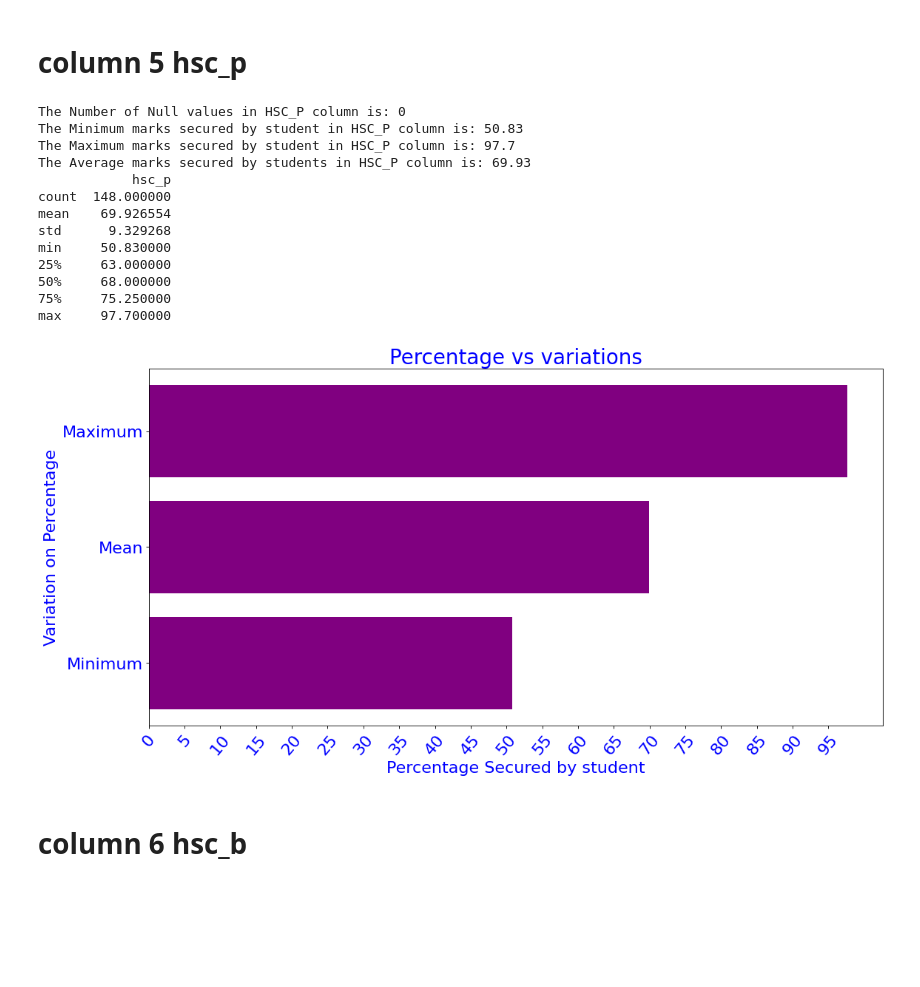
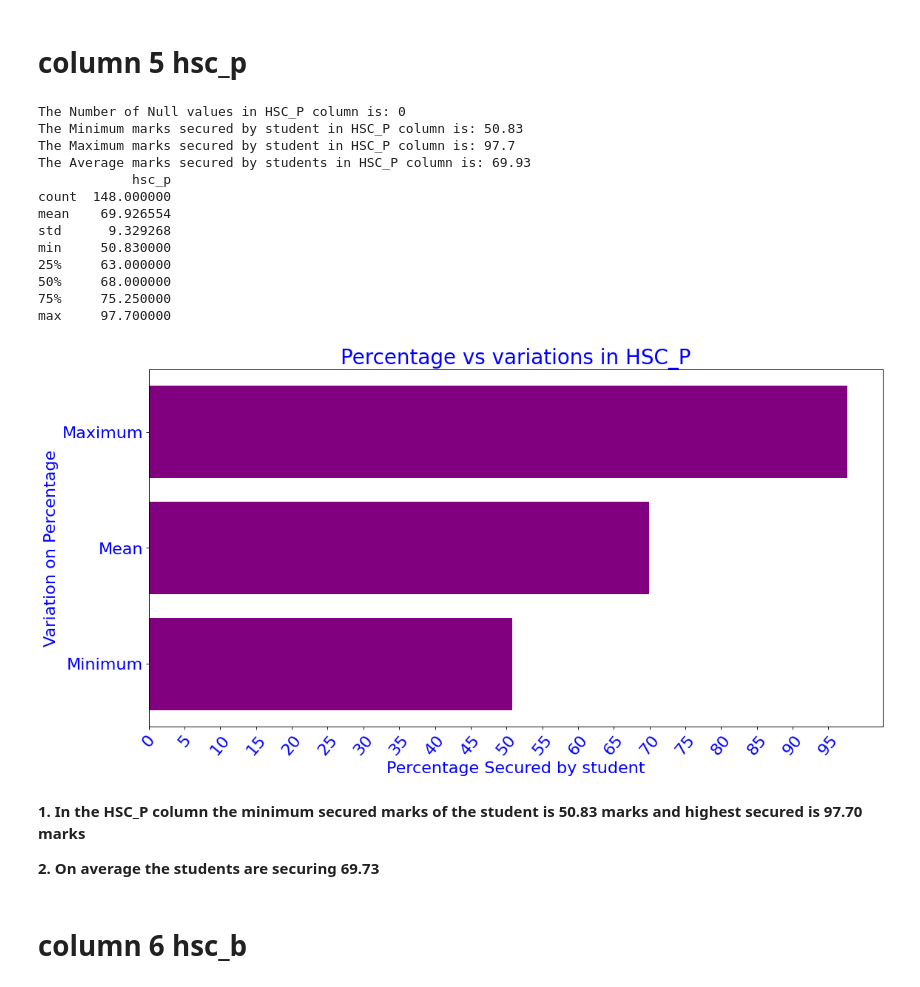
Before and after one commit to Manikandan-professional/Placements-Data-Analysis, a Jupyter notebook: Placements_Data_Analysis.ipynb, the cells around one changed output. Drawn from its saved outputs; the diff is of its cells as text; code cells hidden in the pictures; blank space fills up the shorter version.

```diff
--- a/Placements_Data_Analysis.ipynb
+++ b/Placements_Data_Analysis.ipynb
@@ -159,34 +159,38 @@ df.head()
 # %%
 print('The Number of Null values in HSC_P column is:',df['hsc_p'].isnull().sum())
 print('The Minimum marks secured by student in HSC_P column is:',np.min(df['hsc_p']))
 print('The Maximum marks secured by student in HSC_P column is:',np.max(df['hsc_p']))
 print('The Average marks secured by students in HSC_P column is:',round(np.mean(df['hsc_p']),2))
 idx=['Minimum','Mean','Maximum']
 values=[np.min(df['hsc_p']),round(np.mean(df['hsc_p']),2),np.max(df['hsc_p'])]
 print(df[['hsc_p']].describe())
 plt.figure(figsize=(16,8),dpi=80)
 plt.barh(idx,values,color='purple')
-plt.title('Percentage vs variations',fontsize=25,color='blue')
+plt.title('Percentage vs variations in HSC_P',fontsize=25,color='blue')
 plt.xlabel('Percentage Secured by student',fontsize=20,color='blue')
 plt.ylabel('Variation on Percentage',fontsize=20,color='blue')
 plt.xticks(np.arange(0,100,5),rotation=50,fontsize=20,color='blue')
 plt.yticks(fontsize=20,color='blue')
 plt.show()
 # %% [output]
 The Number of Null values in HSC_P column is: 0
 The Minimum marks secured by student in HSC_P column is: 50.83
 The Maximum marks secured by student in HSC_P column is: 97.7
 The Average marks secured by students in HSC_P column is: 69.93
             hsc_p
 count  148.000000
 mean    69.926554
 std      9.329268
 min     50.830000
 25%     63.000000
 50%     68.000000
 75%     75.250000
 max     97.700000
-[figure, old version]
+[figure, new version]
+# %% [markdown]
+**1. In the HSC_P column the minimum secured marks of the student is 50.83 marks and highest secured is 97.70 marks**
+
+**2. On average the students are securing 69.73**
 # %% [markdown]
 # column 6 hsc_b
 # %%
```
Also changed, not shown: parts of 15 cells of this notebook.
